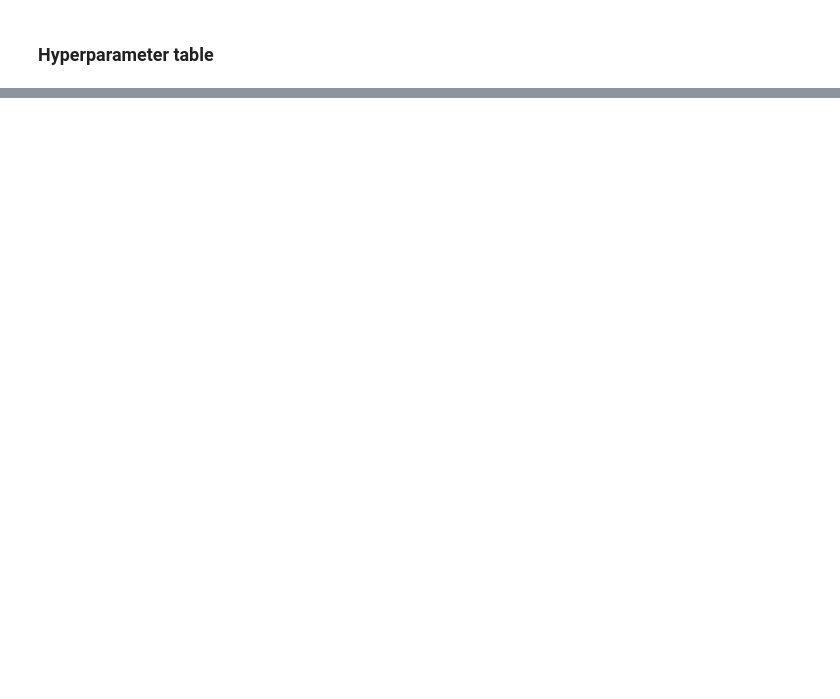
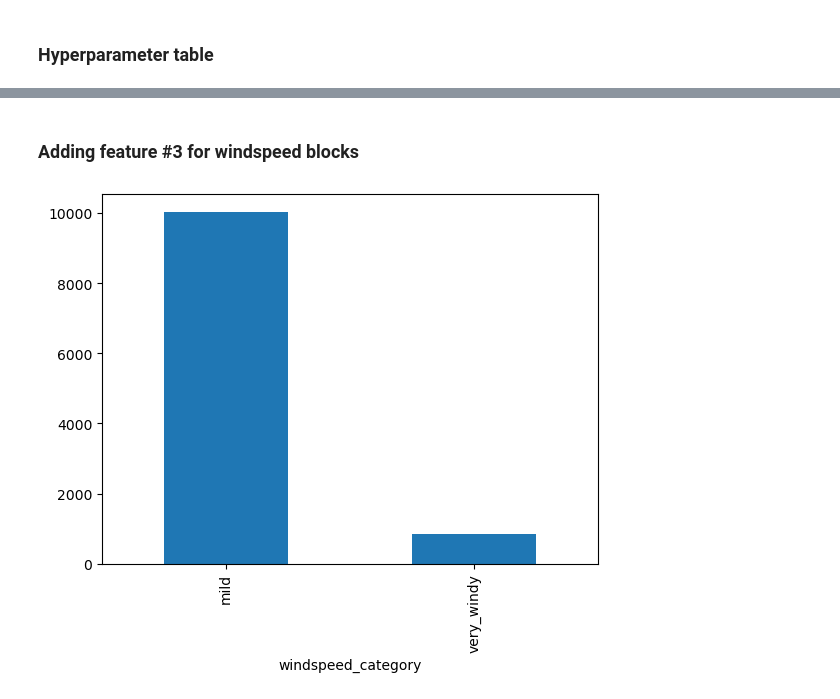
Before and after one commit to emugabi/cd0385-bike-sharing-demand-submission, a Jupyter notebook: project/project-template.ipynb, the cells around one changed output, grey strips where cells are left out. Drawn from its saved outputs; the diff is of its cells as text; code cells hidden in the pictures; blank space fills up the shorter version.

```diff
--- a/project/project-template.ipynb
+++ b/project/project-template.ipynb
@@ -896,0 +690,14 @@ pd.DataFrame({
+# %% [markdown]
+### Adding feature #3 for windspeed blocks
+# %%
+train_X4['windspeed_category'] = pd.cut(
+    train_X4['windspeed'],
+    bins=[0, 25, 100],
+    labels=['mild', 'very_windy'],
+    right=False
+)
+
+train_X4['windspeed_category'].value_counts().plot(kind='bar')
+train_X4 = pd.get_dummies(train_X4, columns=['windspeed_category'], prefix='windspeed')
+# %% [output]
+[figure, added]
```
Also changed, not shown: parts of 39 cells of this notebook.
